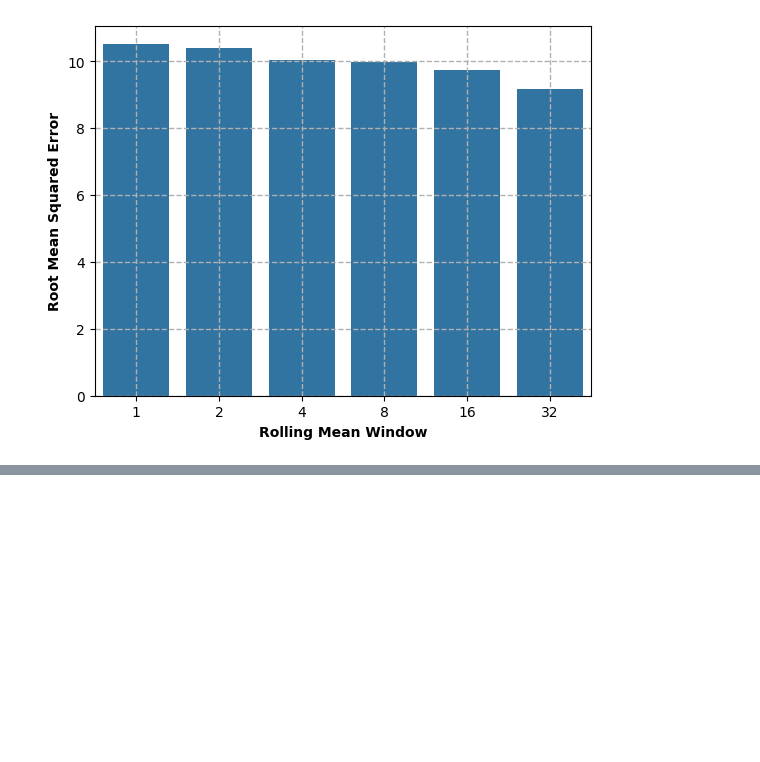
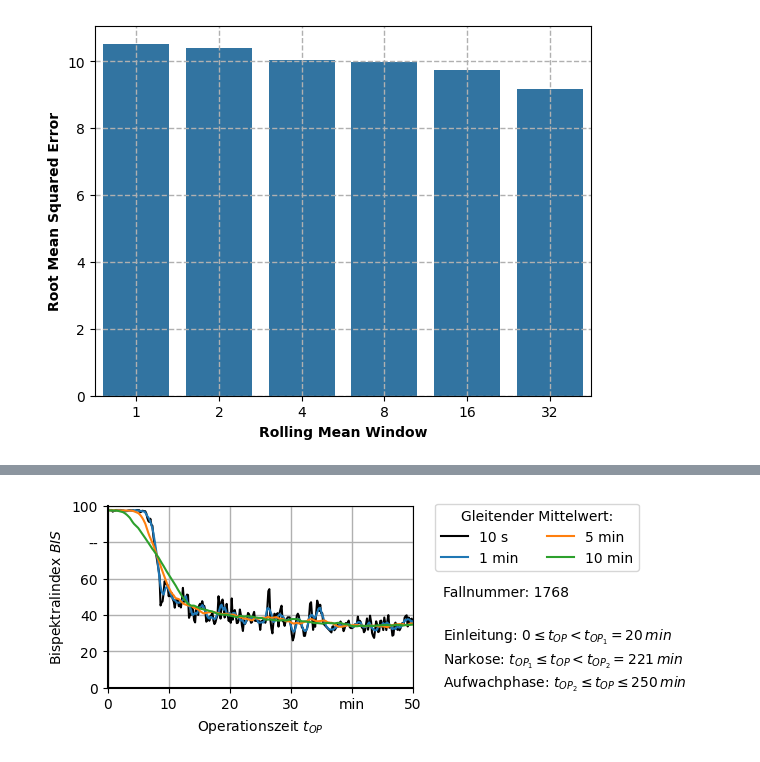
Before and after one commit to naderinho/anesthesia_anomaly_detection, a Jupyter notebook: results/SimpleModel_Smoothing/evaluation.ipynb, the cells around one changed output, grey strips where cells are left out. Drawn from its saved outputs; the diff is of its cells as text; code cells hidden in the pictures; blank space fills up the shorter version.

```diff
--- a/results/SimpleModel_Smoothing/evaluation.ipynb
+++ b/results/SimpleModel_Smoothing/evaluation.ipynb
@@ -16,3 +16,97 @@ plt.savefig('smoothing.pdf', bbox_inches='tight', pad_inches=0.2, format='pdf')
 plt.show()
 # %% [output]
 [figure]
+# %%
+### Import the necessary libraries
+import numpy as np
+import pandas as pd
+import vitaldb as vf
+import matplotlib.pyplot as plt
+
+### Custom functions
+import modules as md
+from utils.evaluation import phases_report, get_anaesthesia_phases
+
+### Datasetpath
+directory = 'data/'
+datasetpath = 'dataset02/'
+vitaldbpath = 'vitaldb_tiva/'
+
+bis = md.VitalImport(directory= directory, dataset=datasetpath, vitalpath=vitaldbpath)
+bis.load('00_bis.npz')
+# %%
+bis = md.VitalImport(directory= directory, dataset=datasetpath, vitalpath=vitaldbpath)
+bis.load('00_bis.npz')
+
+groundtruth = np.copy(bis.test_dataset)
+
+j = 8
+
+window = [6, 30, 60]
+
+end = np.where(groundtruth[j] == 0)[0][0]
+
+time = np.arange(0, groundtruth[j,:end].shape[0]) * 10 / 60
+
+groundtruth = groundtruth[j,:end,0]
+
+plt.figure(figsize=(12/2.54, 6/2.54))
+plt.rcParams['font.size'] = 10
+
+# Colors
+color1 = (0, 0, 0)
+color2 = (1, 1, 1)
+color3 = (159/255, 182/255, 196/255)
+color4 = (125/255, 102/255, 102/255)
+color5 = (153/255, 0, 0)
+
+# Create the first plot
+fig, ax1 = plt.subplots(figsize=(10/2.54, 6/2.54))
+ax1.plot(time, groundtruth, label='10 s', color=color1)
+for i in window:
+    #bis = np.convolve(groundtruth, np.ones(i)/i, mode='same')
+    bis = pd.DataFrame(groundtruth.T).rolling(min_periods=1,window=i, center=True).mean().to_numpy()[:,0]
+    ax1.plot(time, bis, label=str(int(i*10/60))+' min')
+
+ax1.set_xlabel('Operationszeit $t_{OP}$')
+ax1.set_ylabel('Bispektralindex $BIS$')
+
+ax1.tick_params(axis='y', labelcolor=color1)
+ax1.grid(True, linewidth=1.0)
+
+# Axis settings
+ax = plt.gca()
+ax.spines['left'].set_linewidth(1.5)
+ax.spines['bottom'].set_linewidth(1.5)
+
+# Limits
+ax1.set_xlim(left=0, right=50)
+ax1.set_ylim(bottom=0, top=100)
+
+# Einheiten auf x-Achse
+xunit = 'min'
+ticks = ax1.get_xticks()
+ticks = [int(tick) for tick in ticks]
+ticks_with_units = [xunit if i == len(ticks) - 2 else ticks[i] for i in range(len(ticks))]
+ax1.set_xticks(ticks)
+ax1.set_xticklabels(ticks_with_units)
+
+# Einheiten auf y1-Achse
+yunit = '--'
+ticks = ax1.get_yticks()
+ticks = [int(tick) for tick in ticks]
+ticks_with_units = [yunit if i == len(ticks) - 2 else ticks[i] for i in range(len(ticks))]
+ax1.set_yticks(ticks)
+ax1.set_yticklabels(ticks_with_units)
+
+t = 55
+ax1.text(t, 50, s='Fallnummer: 1768')
+ax1.text(t, 26, s='Einleitung: $0 \leq t_{OP} < t_{OP_1} = 20 \, min$')
+ax1.text(t, 13, s='Narkose: $t_{OP_1} \leq t_{OP} < t_{OP_2} = 221 \, min$')
+ax1.text(t, 0, s='Aufwachphase: $t_{OP_2} \leq t_{OP} \leq 250 \, min$')
+
+ax1.legend(loc='upper left', bbox_to_anchor=(1.05, 1.05), ncol=2, title='Gleitender Mittelwert:')
+
+plt.show()
+#plt.savefig('narkosephasen.pdf', bbox_inches='tight', pad_inches=0.2, format='pdf')
+# %% [output]
@@ -18,0 +114 @@ plt.show()
+[figure, added]
```
Also changed, not shown: parts of 1 cell of this notebook, 10 other files.
